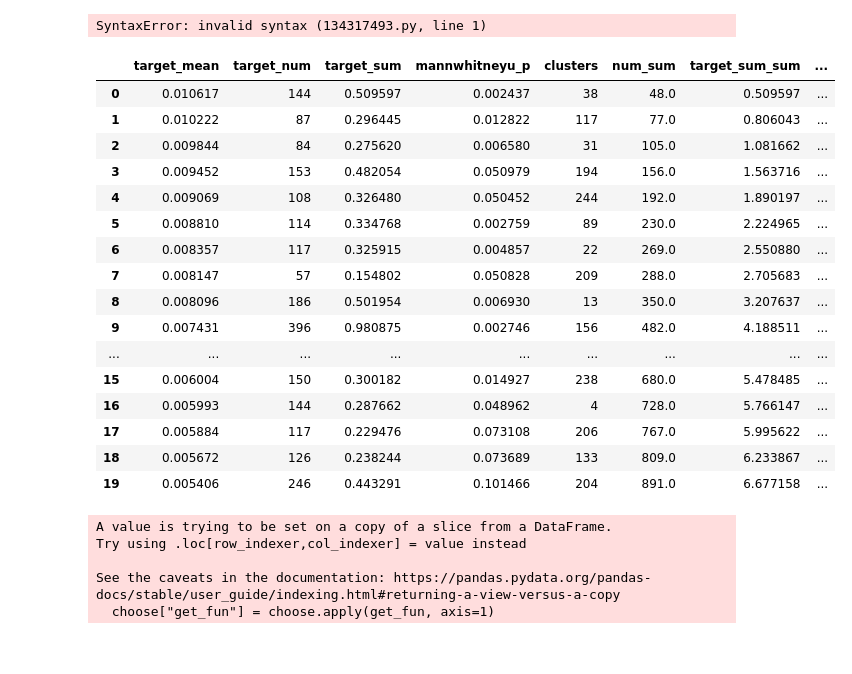
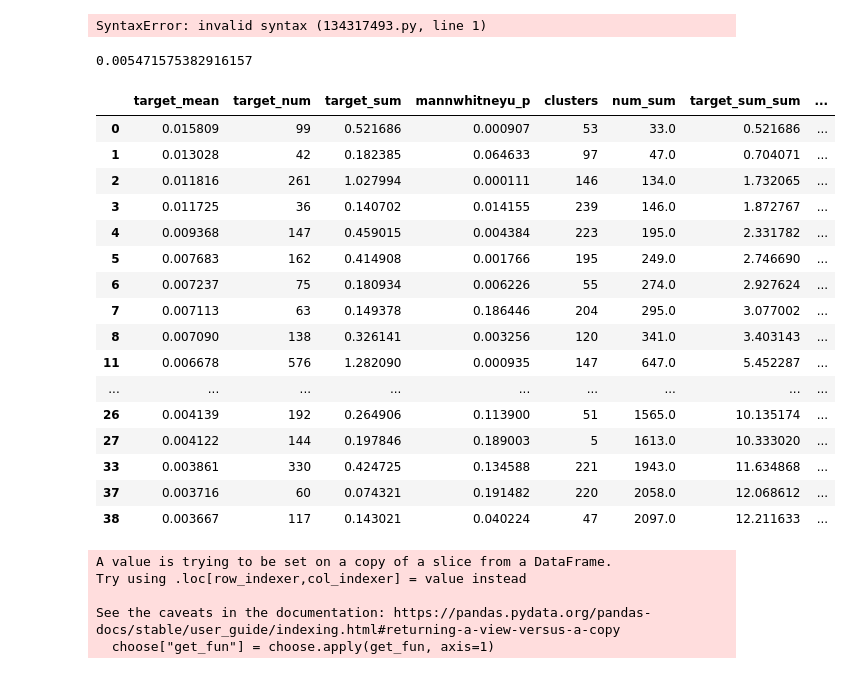
Before and after one commit to bensonlew/finance_learning, a Jupyter notebook: learn1/pip_loss_test.ipynb, the cells around one changed output. Saved outputs shown, nothing was run; the diff lists cells and outputs as text; code cells hidden in the pictures.

```diff
--- a/learn1/pip_loss_test.ipynb
+++ b/learn1/pip_loss_test.ipynb
@@ -114,7 +114,8 @@ for data_file in data_files:
     test_data_choose = test_data[["target_mean", "target_num", "clusters"]]
     test_data_choose.rename(columns={"target_mean":"test_target_mean", "target_num":"test_target_num"}, inplace=True)
     data = data.merge(test_data_choose, left_on="clusters", right_on="clusters")
-#     data = data[data["target_num"]> 100]
+#    data = data[data["target_num"]> 100]
+    data = data[data["mannwhitneyu_p"] < 0.2]
     data.fillna(0, inplace=True)
     hold_period = 3
     data["test_target_sum"]  = data["test_target_mean"] * data["test_target_num"] /hold_period
@@ -294,27 +377,33 @@ merge_data[:40]
+# %%
+merge_data_choose = merge_data[:40]
 # %%
 merge_data[]
 # %% [output]
 SyntaxError: invalid syntax (134317493.py, line 1)
+# %%
+merge_data_choose[merge_data_choose["mannwhitneyu_p"] < 0.2 ]["test_target_mean"].mean()
+# %% [output]
+0.005471575382916157
 # %%
-merge_data[:20]
+merge_data_choose[merge_data_choose["mannwhitneyu_p"] <0.2]
 # %% [output]
 |  | target_mean | target_num | target_sum | mannwhitneyu_p | clusters | num_sum | target_sum_sum | ... |
-| 0 | 0.010617 | 144 | 0.509597 | 0.002437 | 38 | 48.0 | 0.509597 | ... |
-| 1 | 0.010222 | 87 | 0.296445 | 0.012822 | 117 | 77.0 | 0.806043 | ... |
-| 2 | 0.009844 | 84 | 0.275620 | 0.006580 | 31 | 105.0 | 1.081662 | ... |
-| 3 | 0.009452 | 153 | 0.482054 | 0.050979 | 194 | 156.0 | 1.563716 | ... |
-| 4 | 0.009069 | 108 | 0.326480 | 0.050452 | 244 | 192.0 | 1.890197 | ... |
-| 5 | 0.008810 | 114 | 0.334768 | 0.002759 | 89 | 230.0 | 2.224965 | ... |
-| 6 | 0.008357 | 117 | 0.325915 | 0.004857 | 22 | 269.0 | 2.550880 | ... |
-| 7 | 0.008147 | 57 | 0.154802 | 0.050828 | 209 | 288.0 | 2.705683 | ... |
-| 8 | 0.008096 | 186 | 0.501954 | 0.006930 | 13 | 350.0 | 3.207637 | ... |
-| 9 | 0.007431 | 396 | 0.980875 | 0.002746 | 156 | 482.0 | 4.188511 | ... |
+| 0 | 0.015809 | 99 | 0.521686 | 0.000907 | 53 | 33.0 | 0.521686 | ... |
+| 1 | 0.013028 | 42 | 0.182385 | 0.064633 | 97 | 47.0 | 0.704071 | ... |
+| 2 | 0.011816 | 261 | 1.027994 | 0.000111 | 146 | 134.0 | 1.732065 | ... |
+| 3 | 0.011725 | 36 | 0.140702 | 0.014155 | 239 | 146.0 | 1.872767 | ... |
+| 4 | 0.009368 | 147 | 0.459015 | 0.004384 | 223 | 195.0 | 2.331782 | ... |
+| 5 | 0.007683 | 162 | 0.414908 | 0.001766 | 195 | 249.0 | 2.746690 | ... |
+| 6 | 0.007237 | 75 | 0.180934 | 0.006226 | 55 | 274.0 | 2.927624 | ... |
+| 7 | 0.007113 | 63 | 0.149378 | 0.186446 | 204 | 295.0 | 3.077002 | ... |
+| 8 | 0.007090 | 138 | 0.326141 | 0.003256 | 120 | 341.0 | 3.403143 | ... |
+| 11 | 0.006678 | 576 | 1.282090 | 0.000935 | 147 | 647.0 | 5.452287 | ... |
 | ... | ... | ... | ... | ... | ... | ... | ... | ... |
-| 15 | 0.006004 | 150 | 0.300182 | 0.014927 | 238 | 680.0 | 5.478485 | ... |
-| 16 | 0.005993 | 144 | 0.287662 | 0.048962 | 4 | 728.0 | 5.766147 | ... |
-| 17 | 0.005884 | 117 | 0.229476 | 0.073108 | 206 | 767.0 | 5.995622 | ... |
-| 18 | 0.005672 | 126 | 0.238244 | 0.073689 | 133 | 809.0 | 6.233867 | ... |
-| 19 | 0.005406 | 246 | 0.443291 | 0.101466 | 204 | 891.0 | 6.677158 | ... |
+| 26 | 0.004139 | 192 | 0.264906 | 0.113900 | 51 | 1565.0 | 10.135174 | ... |
+| 27 | 0.004122 | 144 | 0.197846 | 0.189003 | 5 | 1613.0 | 10.333020 | ... |
+| 33 | 0.003861 | 330 | 0.424725 | 0.134588 | 221 | 1943.0 | 11.634868 | ... |
+| 37 | 0.003716 | 60 | 0.074321 | 0.191482 | 220 | 2058.0 | 12.068612 | ... |
+| 38 | 0.003667 | 117 | 0.143021 | 0.040224 | 47 | 2097.0 | 12.211633 | ... |
 # %%
 def get_fun(data):
     return (1+data["target_mean"]) ** (data["target_num"]/3)
```
Also changed, not shown: parts of 10 cells of this notebook, 4 other files.
